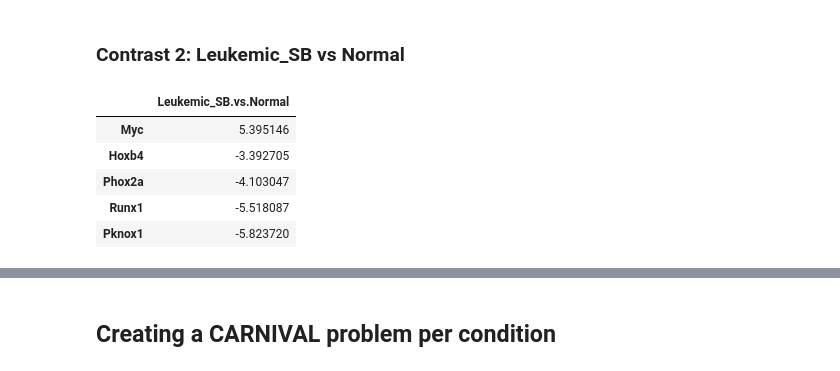
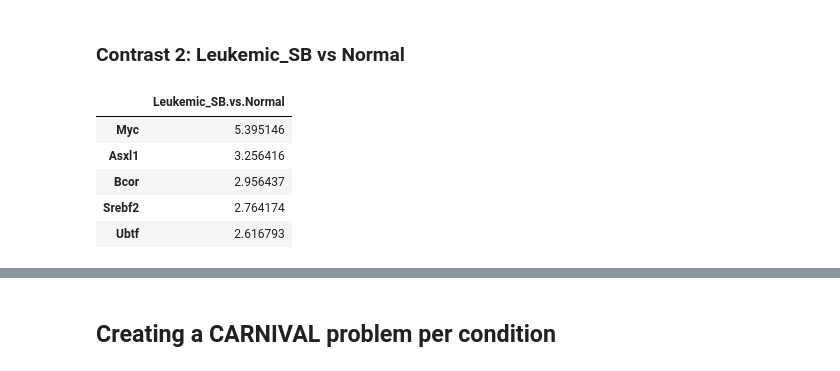
Before and after one commit to saezlab/corneto, a Jupyter notebook: docs/tutorials/contrib/multi_condition_tutorial/multi_condition_carnival.ipynb, the cells around one changed output, grey strips where cells are left out. Saved outputs shown, nothing was run; the diff lists cells and outputs as text; code cells hidden in the pictures.

```diff
--- a/docs/tutorials/contrib/multi_condition_tutorial/multi_condition_carnival.ipynb
+++ b/docs/tutorials/contrib/multi_condition_tutorial/multi_condition_carnival.ipynb
@@ -436,6 +436,8 @@ G.shape  # nodes, edges
 (4304, 9505)
 # %% [markdown]
 ## Identifying target TFs per condition
+# %%
+max_pval = 0.01
 # %% [markdown]
 ###  Contrast 1: Leukemic_spontaneous vs Normal
 # %%
@@ -481,15 +481,15 @@ measurements1
 ### Contrast 2: Leukemic_SB vs Normal
 # %%
 # As measurements, we take the estimated TFs, we will filter out TFs with p-val > 0.001
-significant_tfs2 = tf_acts2[tf_pvals2 <= 0.001].T.dropna().sort_values(by="Leukemic_SB.vs.Normal", ascending=False)
+significant_tfs2 = tf_acts2[tf_pvals2 <= max_pval].T.dropna().sort_values(by="Leukemic_SB.vs.Normal", ascending=False)
 significant_tfs2.head()
 # %% [output]
 |  | Leukemic_SB.vs.Normal |
 | Myc | 5.395146 |
-| Hoxb4 | -3.392705 |
-| Phox2a | -4.103047 |
-| Runx1 | -5.518087 |
-| Pknox1 | -5.823720 |
+| Asxl1 | 3.256416 |
+| Bcor | 2.956437 |
+| Srebf2 | 2.764174 |
+| Ubtf | 2.616793 |
 # %%
 # We keep only the ones in the PKN graph
 measurements2 = significant_tfs2.loc[significant_tfs2.index.intersection(G.V)].to_dict()["Leukemic_SB.vs.Normal"]
```
Also changed, not shown: parts of 27 cells of this notebook.
